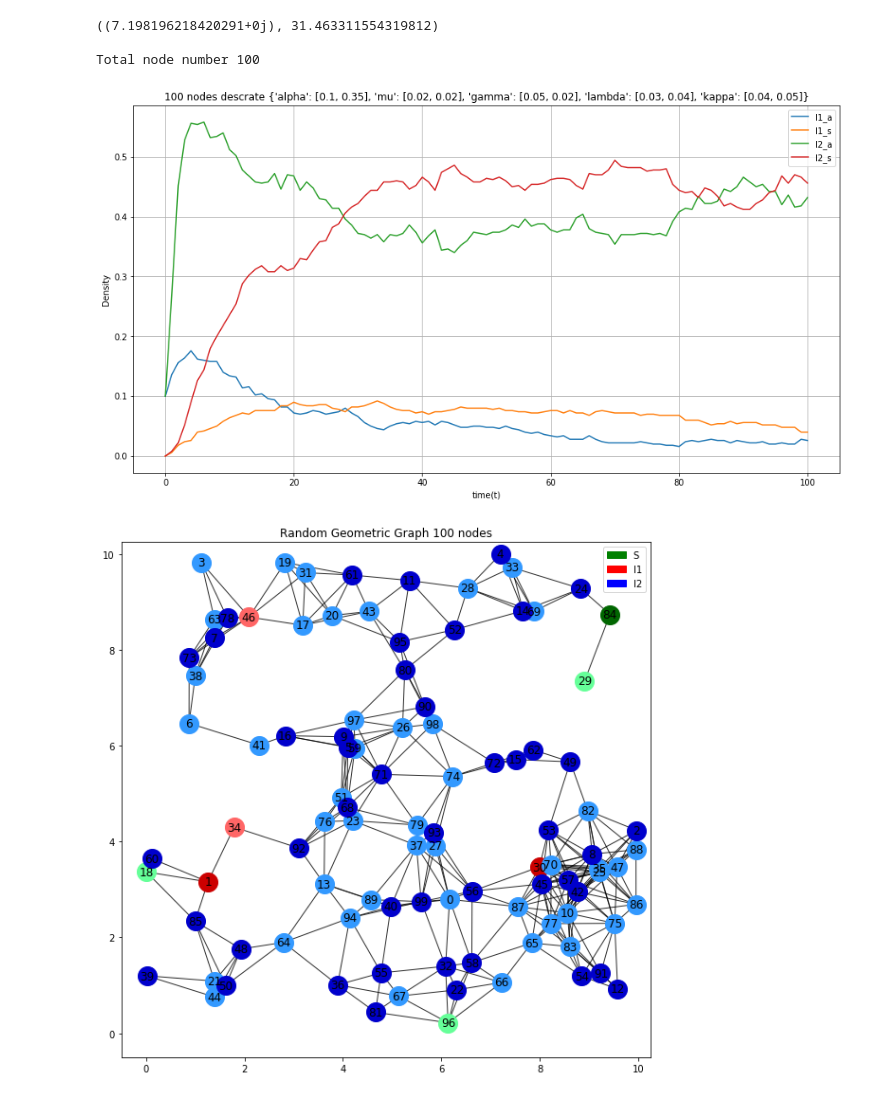
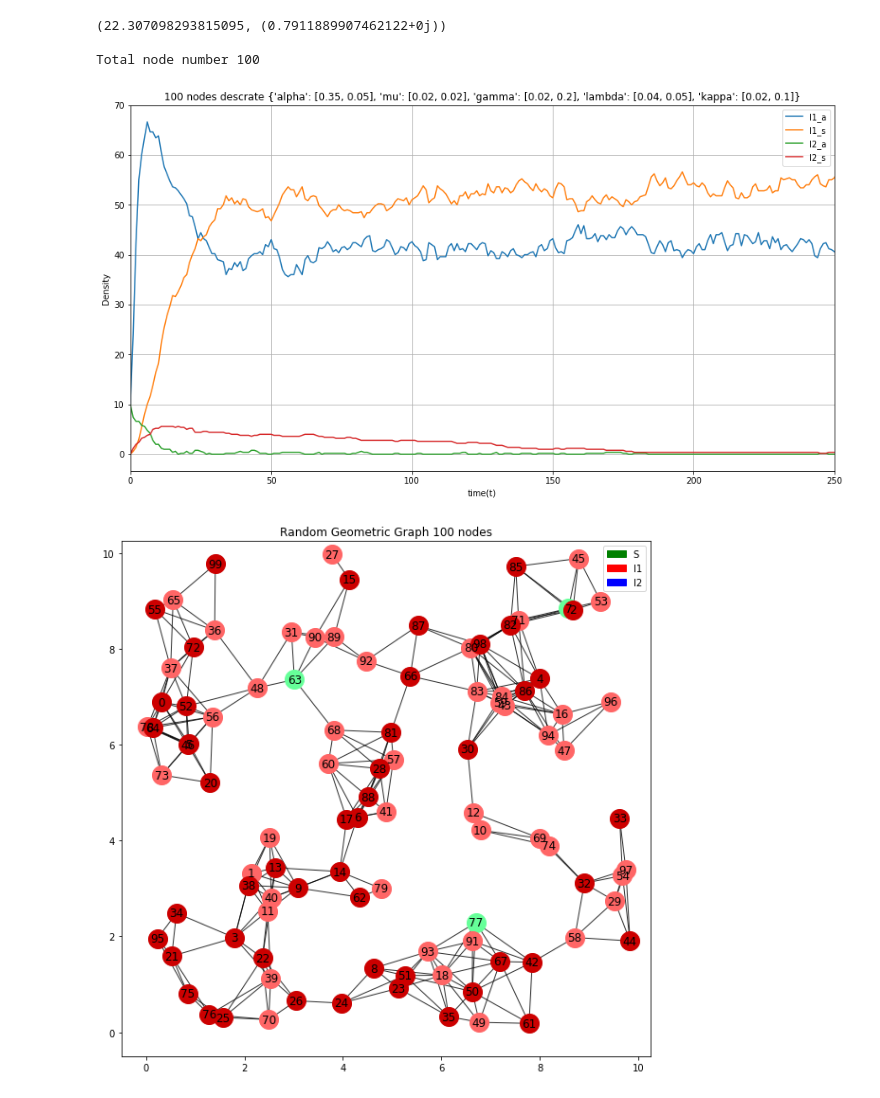
Before and after one commit to Dmitriy-Fedorov/Epidemic-Model, a Jupyter notebook: discreate SI1Si2S clean/clean_SI1SI2S.ipynb, the cells around one changed output. Drawn from its saved outputs; the diff is of its cells as text; code cells hidden in the pictures.

```diff
--- a/discreate SI1Si2S clean/clean_SI1SI2S.ipynb
+++ b/discreate SI1Si2S clean/clean_SI1SI2S.ipynb
@@ -23,7 +23,7 @@ def plot(G, title='step_1', ns=1000, fs=12, lim=2, lim_begin=0, figsize=(5, 5)):
     i2_a = [x for x,y in G.nodes(data=True) if y['state']=='I2_a']
     i2_s = [x for x,y in G.nodes(data=True) if y['state']=='I2_s']
 
-
+    color = ['#ff6666','#cc0000','#3399ff','#0000cc']
     fig = plt.figure(figsize=figsize)
     nx.draw_networkx_edges(G, pos, alpha=0.8)
     nx.draw_networkx_nodes(G, pos, node_size=ns, nodelist=s_a, node_color='#66ff99')
@@ -45,26 +45,26 @@ def plot(G, title='step_1', ns=1000, fs=12, lim=2, lim_begin=0, figsize=(5, 5)):
 # %%
 # generate network
 paramet = {
-        'alpha': [0, 0], # infect rate
-        'mu': [0, 0], # sleep s
-        'gamma': [0, 0], # rec rate
-        'lambda': [0, 0], # sleep I1
-        'kappa': [0, 0] # sleep I2    % [I2_s -> I2_a, I2_a -> I2_s]
+        'alpha': [0.05, 0.35], # infect rate
+        'mu': [0.02, 0.02], # sleep s
+        'gamma': [0.2, 0.02], # rec rate
+        'lambda': [0.02, 0.1], # sleep I1
+        'kappa': [0.04, 0.05] # sleep I2    % [I2_s -> I2_a, I2_a -> I2_s]
     }
 
-np.random.seed(315)  # structure
+np.random.seed(310)  # structure
 random.seed(6)       # infected
 N = 100
 r = 1.5
 number_subgraphs = 0
 while number_subgraphs != 1:
-    a = EpidemicGraph(N,r,paramet,I1_a=15, I2_a=15, grid_size=[math.sqrt(N), math.sqrt(N)]) #, net='Uniform Grid'
+    a = EpidemicGraph(N,r,paramet,I1_a=10//2, I2_a=10//2, grid_size=[math.sqrt(N), math.sqrt(N)]) #, net='Uniform Grid'
     a.load_csv('100 nodes.csv',10,10)
     number_subgraphs = len(list(nx.connected_component_subgraphs(a.G)))
     number_isolated_nodes = len(list(nx.isolates(a.G)))
     print(calc_R0(a.G, paramet), (number_subgraphs, number_isolated_nodes))
 
 # a.save_csv('{} nodes.csv'.format(N))
-# plt, fig = plot(a.G,lim=math.sqrt(N+5),lim_begin=-0.5, figsize=(10, 10), ns=400, title='Random Geometric Graph 100 nodes')
-# fig.savefig('fig/_.png', bbox_inches='tight')
+plt, fig = plot(a.G,lim=math.sqrt(N+5),lim_begin=-0.5, figsize=(10, 10), ns=400, title='Random Geometric Graph 100 nodes')
+fig.savefig('fig/_.png', bbox_inches='tight')
 # %% [output]
@@ -91,34 +93,42 @@ def monte(n, N, r, paramet, nstep=300, I1_a=10, I2_a=10, csv=None):
     df /= n
     return df, a
 # %%
-paramet = {
-        'alpha': [0.1, 0.35], # infect rate
+paramet = { # R10
+        'alpha': [0.35, 0.05], # infect rate
         'mu': [0.02, 0.02], # sleep s
-        'gamma': [0.05, 0.02], # rec rate
-        'lambda': [0.03, 0.04], # sleep I1
-        'kappa': [0.04, 0.05] # sleep I2    % [I2_s -> I2_a, I2_a -> I2_s]
+        'gamma': [0.02, 0.2], # rec rate
+        'lambda': [0.04, 0.05], # sleep I1
+        'kappa': [0.02, 0.1] # sleep I2    % [I2_s -> I2_a, I2_a -> I2_s]
     }
+# paramet = {  # R11
+#         'alpha': [0.1, 0.35], # infect rate
+#         'mu': [0.02, 0.02], # sleep s
+#         'gamma': [0.05, 0.02], # rec rate
+#         'lambda': [0.03, 0.04], # sleep I1
+#         'kappa': [0.04, 0.05] # sleep I2    % [I2_s -> I2_a, I2_a -> I2_s]
+#     }
 N = 100
 r = 1.5
-asd_monte, a = monte(5, N, r, paramet, 100, csv='100 nodes.csv')
+asd_monte, a = monte(5, N, r, paramet, 400, csv='100 nodes.csv')
 
-asd1 = asd_monte[['I1_a','I1_s','I2_a','I2_s']]/N
+asd1 = asd_monte[['I1_a','I1_s','I2_a','I2_s']] # /N
 f = asd1.plot(grid=True,figsize=[15,8])
 plt.title('100 nodes descrate {}'.format(paramet))
 plt.xlabel('time(t)')
 plt.ylabel('Density')
-# plt.xlim([0, 100])
+plt.xlim([0, 250])
 # plt.ylim([-0.05, 0.6])
 # f.get_figure().savefig('fig/discreate.png', bbox_inches='tight')
-# calc_R0(a.G, paramet)
+calc_R0(a.G, paramet)
 
+# asd_monte.to_csv('rnd_dis.csv', header=None, index=None)
 plt, fig = plot(a.G,lim=math.sqrt(N+5),lim_begin=-0.5, figsize=(10, 10), ns=400, title='Random Geometric Graph 100 nodes')
 fig.savefig('fig/_end.png', bbox_inches='tight')
 # %% [output]
-((7.198196218420291+0j), 31.463311554319812)
+(22.307098293815095, (0.7911889907462122+0j))
 
 Total node number 100
-[figure, old version]
+[figure, new version]
-[figure, old version]
+[figure, new version]
 # %%
 # read matlab rnd_stch
```
Also changed, not shown: parts of 4 cells of this notebook, 3 other files.
